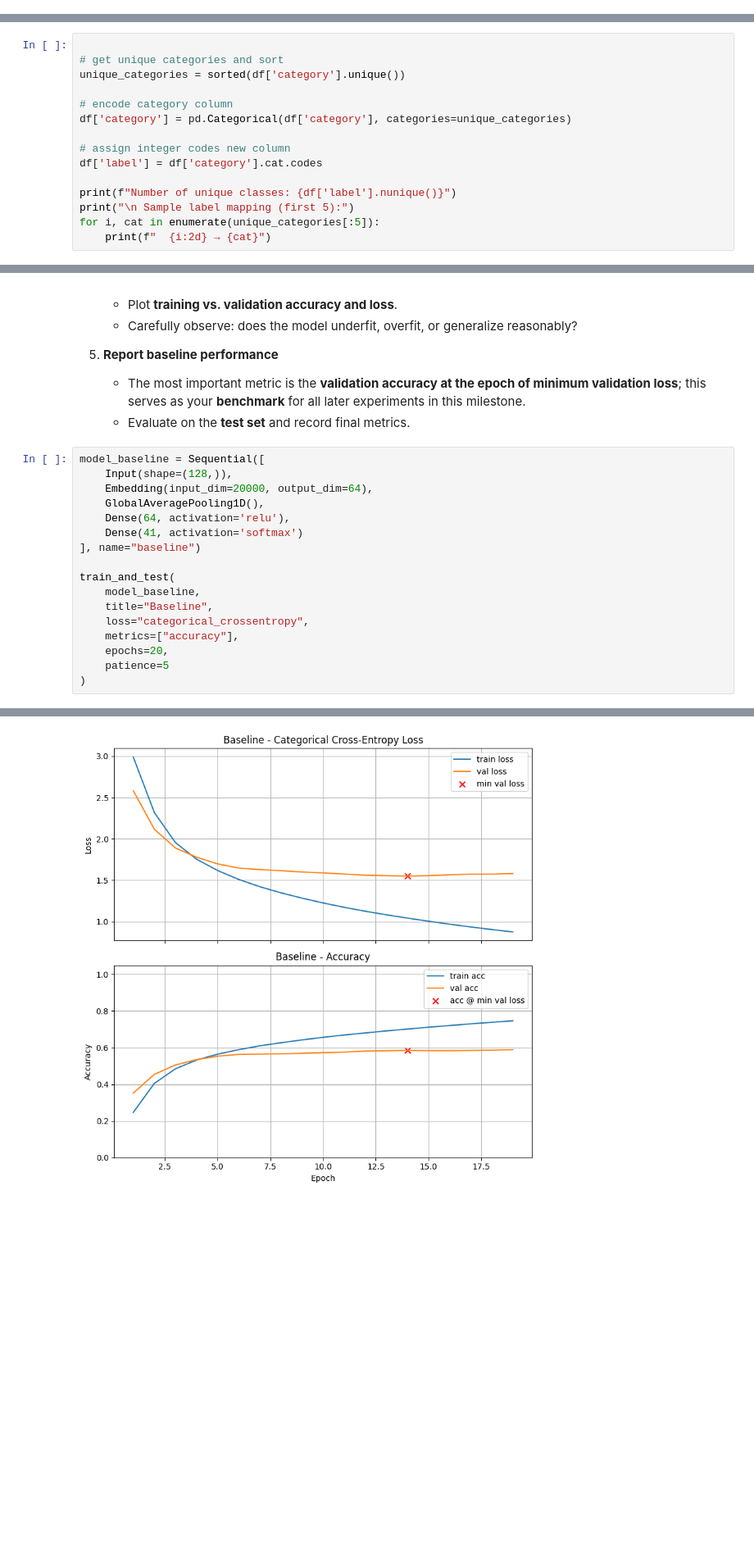
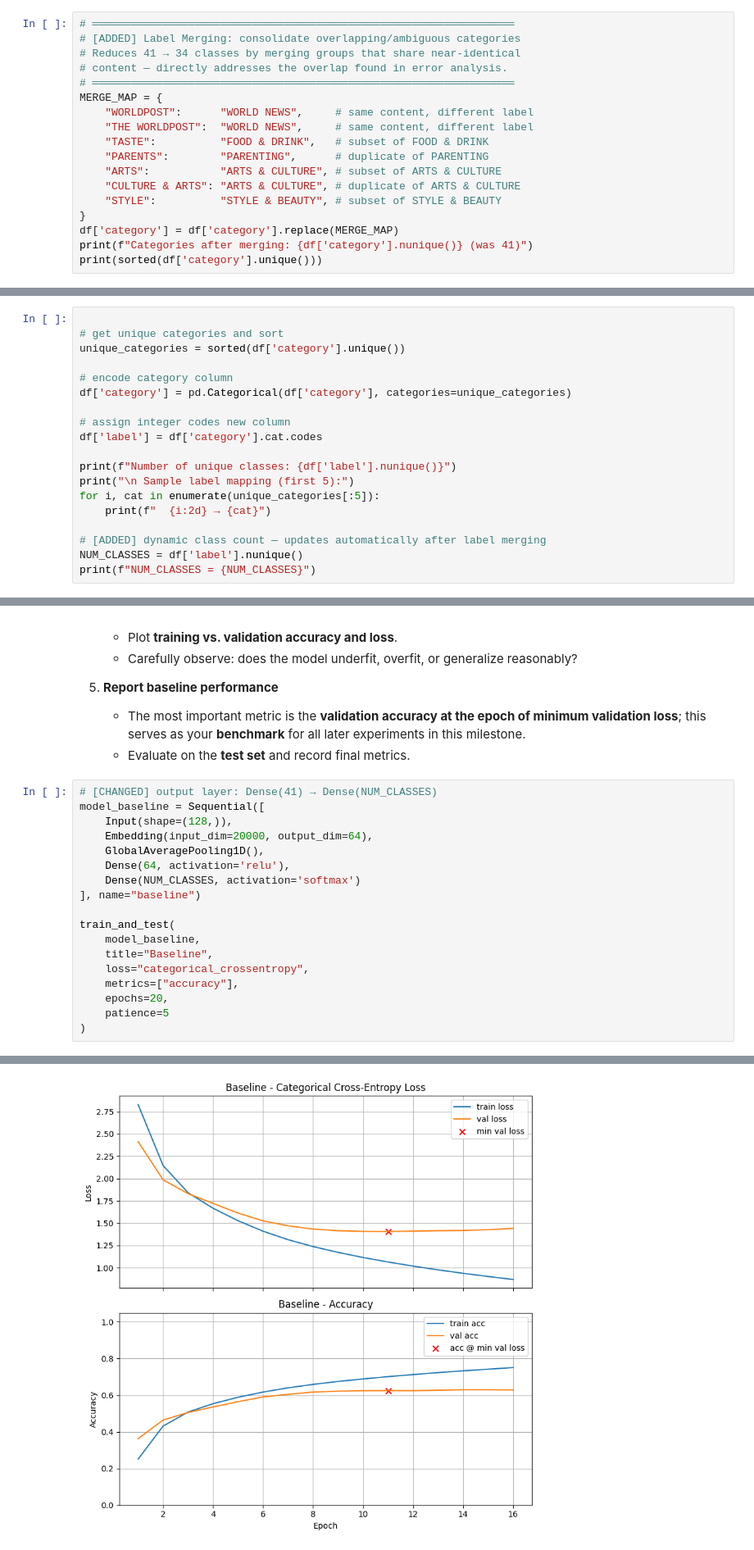
Before and after one commit to tolufas/dx703-team-20-project, a Jupyter notebook: Milestone_02_FINAL.ipynb, the cells around one changed output, grey strips where cells are left out. Shown at 82% size. Saved outputs shown, nothing was run; the diff lists cells and outputs as text; blank space fills up the shorter version.

```diff
--- a/Milestone_02_FINAL.ipynb
+++ b/Milestone_02_FINAL.ipynb
@@ -574,3 +590,21 @@ Rows after deduplication: 200356
 | 2 | ENTERTAINMENT | hugh grant marries for the first ... |
 | 3 | ENTERTAINMENT | jim carrey blasts 'castrato' adam... |
 | 4 | ENTERTAINMENT | julianna margulies uses donald tr... |
+# %%
+# ══════════════════════════════════════════════════════════════════
+# [ADDED] Label Merging: consolidate overlapping/ambiguous categories
+# Reduces 41 → 34 classes by merging groups that share near-identical
+# content — directly addresses the overlap found in error analysis.
+# ══════════════════════════════════════════════════════════════════
+MERGE_MAP = {
+    "WORLDPOST":      "WORLD NEWS",     # same content, different label
+    "THE WORLDPOST":  "WORLD NEWS",     # same content, different label
+    "TASTE":          "FOOD & DRINK",   # subset of FOOD & DRINK
+    "PARENTS":        "PARENTING",      # duplicate of PARENTING
+    "ARTS":           "ARTS & CULTURE", # subset of ARTS & CULTURE
+    "CULTURE & ARTS": "ARTS & CULTURE", # duplicate of ARTS & CULTURE
+    "STYLE":          "STYLE & BEAUTY", # subset of STYLE & BEAUTY
+}
+df['category'] = df['category'].replace(MERGE_MAP)
+print(f"Categories after merging: {df['category'].nunique()} (was 41)")
+print(sorted(df['category'].unique()))
@@ -589,4 +626,8 @@ print(f"Number of unique classes: {df['label'].nunique()}")
 print("\n Sample label mapping (first 5):")
 for i, cat in enumerate(unique_categories[:5]):
     print(f"  {i:2d} → {cat}")
+
+# [ADDED] dynamic class count — updates automatically after label merging
+NUM_CLASSES = df['label'].nunique()
+print(f"NUM_CLASSES = {NUM_CLASSES}")
 # %% [output]
@@ -768,22 +811,23 @@ This baseline will help you evaluate whether later architectures and fine-tuning
    * The most important metric is the **validation accuracy at the epoch of minimum validation loss**; this serves as your **benchmark** for all later experiments in this milestone.
    * Evaluate on the **test set** and record final metrics.
 # %%
+# [CHANGED] output layer: Dense(41) → Dense(NUM_CLASSES)
 model_baseline = Sequential([
     Input(shape=(128,)),
     Embedding(input_dim=20000, output_dim=64),
     GlobalAveragePooling1D(),
     Dense(64, activation='relu'),
-    Dense(41, activation='softmax')
+    Dense(NUM_CLASSES, activation='softmax')
 ], name="baseline")
 
 train_and_test(
     model_baseline,
     title="Baseline",
     loss="categorical_crossentropy",
     metrics=["accuracy"],
     epochs=20,
     patience=5
 )
 # %% [output]
 Baseline
-[figure, old version]
+[figure, new version]
```
Also changed, not shown: parts of 31 cells of this notebook.
